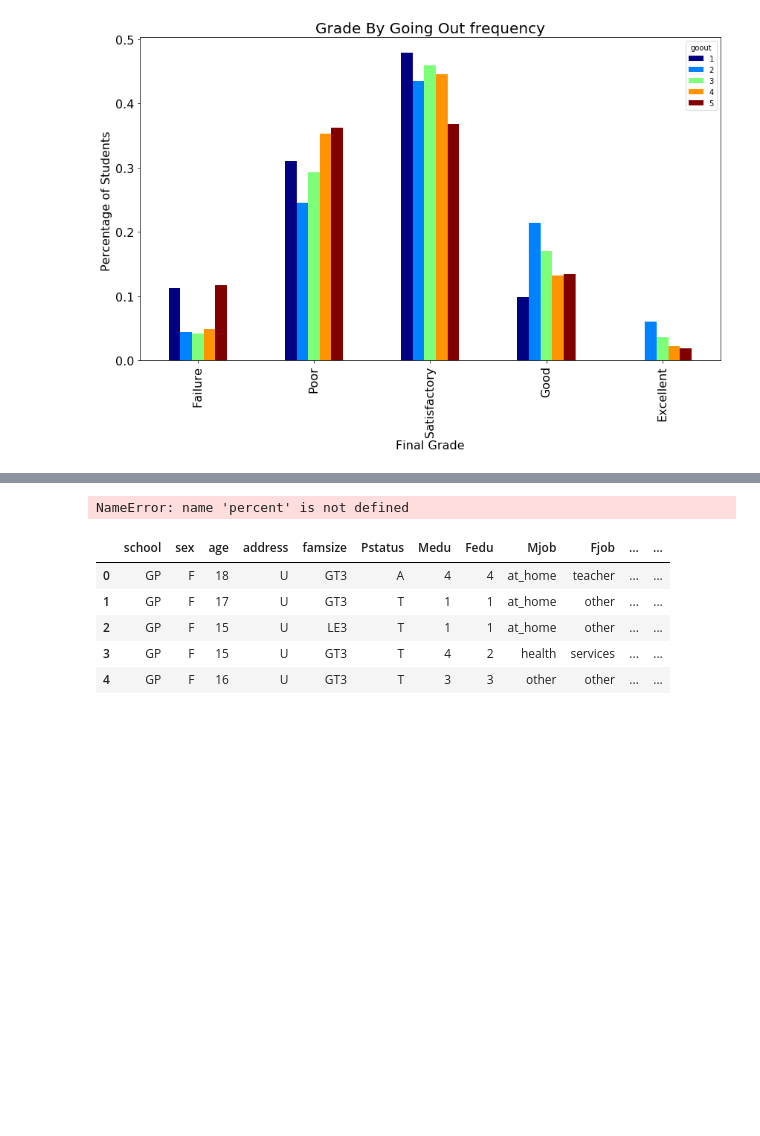
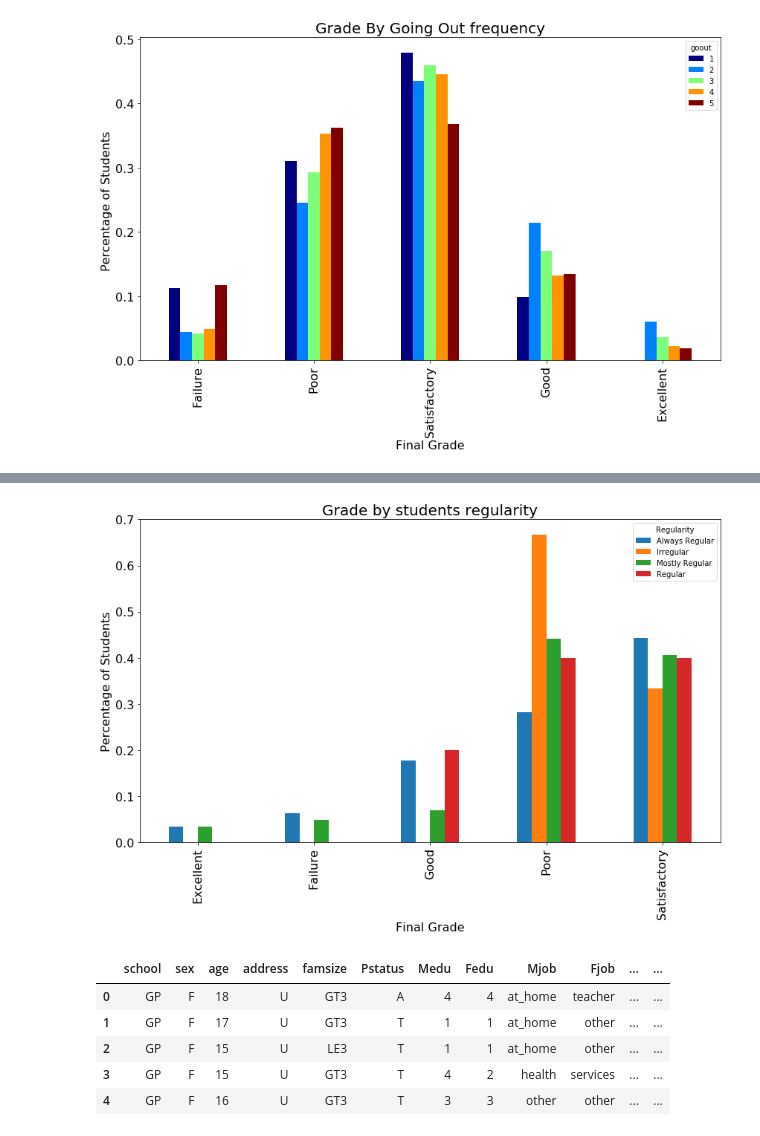
Before and after one commit to RohithYogi/Student-Performance-Prediction, a Jupyter notebook: Data_Visualization.ipynb, the cells around one changed output, grey strips where cells are left out. Cells and saved outputs as stored; diff of their text form; code cells hidden in the pictures; blank space fills up the shorter version.

```diff
--- a/Data_Visualization.ipynb
+++ b/Data_Visualization.ipynb
@@ -437,14 +437,14 @@ data.head()
 # %%
 index = ['Failure','Poor','Satisfactory','Good','Excellent']
 absences = pd.crosstab(index=data.FinalGrade, columns=data.Regularity)
-absences = percent(absences)
+absences = perc(absences)
 absences.plot.bar(fontsize=16, figsize=(14,8))
 plt.title('Grade by students regularity', fontsize=20)
 plt.ylabel('Percentage of Students', fontsize=16)
 plt.xlabel('Final Grade', fontsize=16)
 plt.show()
 # %% [output]
-NameError: name 'percent' is not defined
+[figure, added]
 # %%
 # 31 G1 - first period grade (numeric: from 0 to 20)
 # 31 G2 - second period grade (numeric: from 0 to 20)
```
Also changed, not shown: parts of 1 cell of this notebook, 3 other files.
